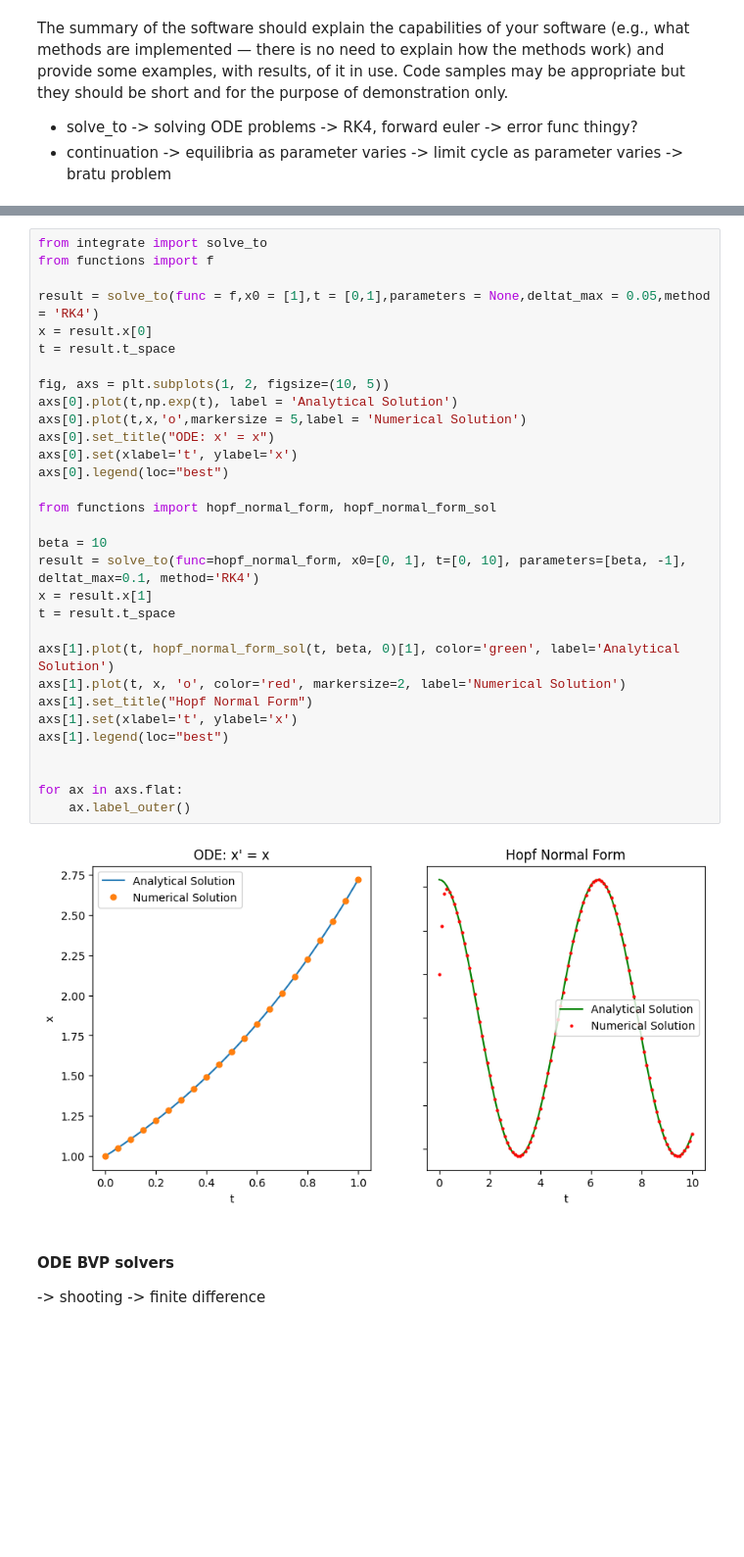
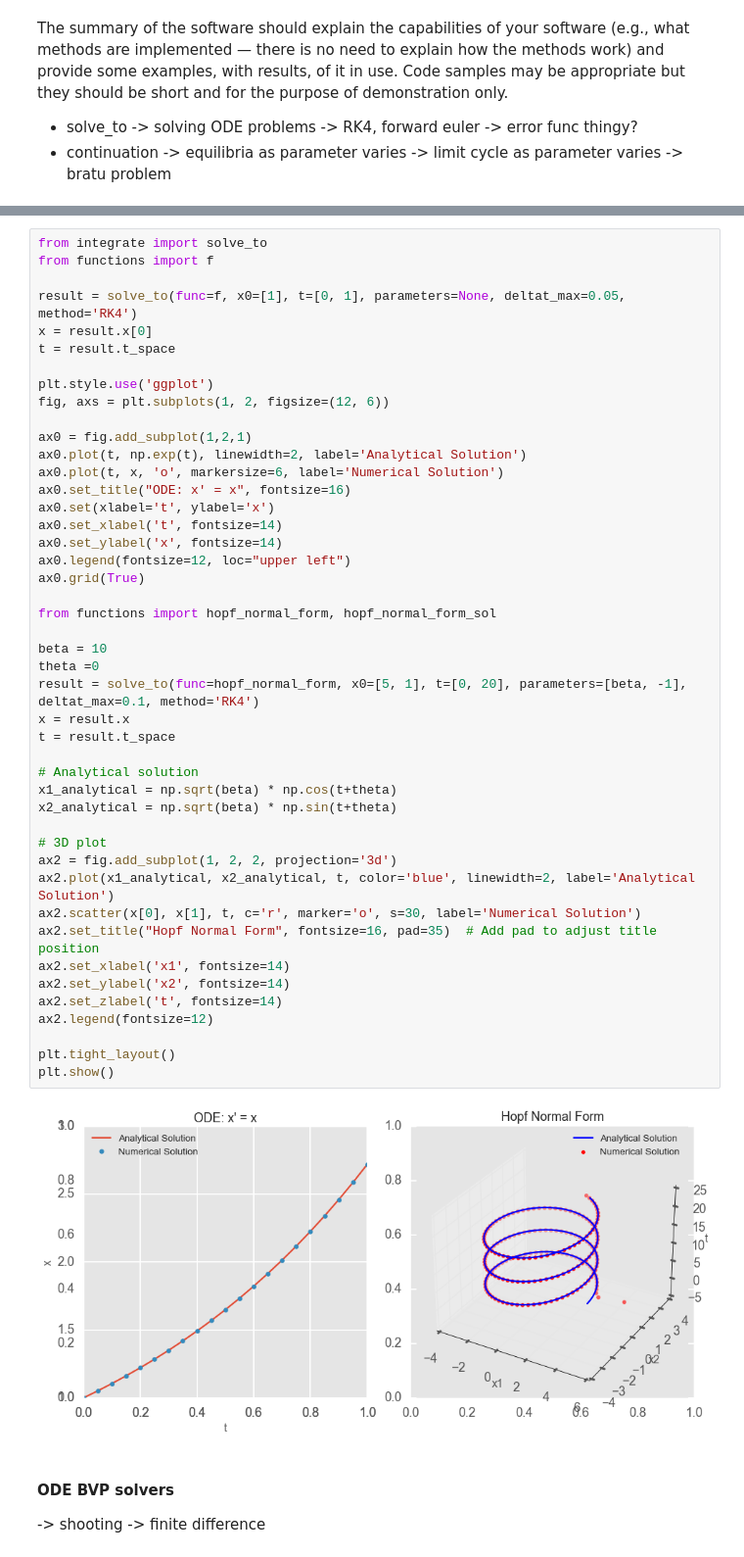
Before and after one commit to MikeJohnson424/emat30008, a Jupyter notebook: report.ipynb, the cells around one changed output, grey strips where cells are left out. Shown: that part at 98% size. Drawn from its saved outputs; the diff is of its cells as text; blank space fills up the shorter version.

```diff
--- a/report.ipynb
+++ b/report.ipynb
@@ -56,36 +77,50 @@ We can perform a simple demonstration for two ODEs as outlined in the table belo
 # %%
 from integrate import solve_to
 from functions import f
 
-result = solve_to(func = f,x0 = [1],t = [0,1],parameters = None,deltat_max = 0.05,method = 'RK4')
+result = solve_to(func=f, x0=[1], t=[0, 1], parameters=None, deltat_max=0.05, method='RK4')
 x = result.x[0]
 t = result.t_space
 
-fig, axs = plt.subplots(1, 2, figsize=(10, 5))
-axs[0].plot(t,np.exp(t), label = 'Analytical Solution')
-axs[0].plot(t,x,'o',markersize = 5,label = 'Numerical Solution')
-axs[0].set_title("ODE: x' = x")
-axs[0].set(xlabel='t', ylabel='x')
-axs[0].legend(loc="best")
+plt.style.use('ggplot')
+fig, axs = plt.subplots(1, 2, figsize=(12, 6))
+
+ax0 = fig.add_subplot(1,2,1)
+ax0.plot(t, np.exp(t), linewidth=2, label='Analytical Solution')
+ax0.plot(t, x, 'o', markersize=6, label='Numerical Solution')
+ax0.set_title("ODE: x' = x", fontsize=16)
+ax0.set(xlabel='t', ylabel='x')
+ax0.set_xlabel('t', fontsize=14)
+ax0.set_ylabel('x', fontsize=14)
+ax0.legend(fontsize=12, loc="upper left")
+ax0.grid(True)
 
 from functions import hopf_normal_form, hopf_normal_form_sol
 
 beta = 10
-result = solve_to(func=hopf_normal_form, x0=[0, 1], t=[0, 10], parameters=[beta, -1], deltat_max=0.1, method='RK4')
-x = result.x[1]
+theta =0
+result = solve_to(func=hopf_normal_form, x0=[5, 1], t=[0, 20], parameters=[beta, -1], deltat_max=0.1, method='RK4')
+x = result.x
 t = result.t_space
 
-axs[1].plot(t, hopf_normal_form_sol(t, beta, 0)[1], color='green', label='Analytical Solution')
-axs[1].plot(t, x, 'o', color='red', markersize=2, label='Numerical Solution')
-axs[1].set_title("Hopf Normal Form")
-axs[1].set(xlabel='t', ylabel='x')
-axs[1].legend(loc="best")
+# Analytical solution
+x1_analytical = np.sqrt(beta) * np.cos(t+theta)
+x2_analytical = np.sqrt(beta) * np.sin(t+theta)
 
+# 3D plot
+ax2 = fig.add_subplot(1, 2, 2, projection='3d')
+ax2.plot(x1_analytical, x2_analytical, t, color='blue', linewidth=2, label='Analytical Solution')
+ax2.scatter(x[0], x[1], t, c='r', marker='o', s=30, label='Numerical Solution')
+ax2.set_title("Hopf Normal Form", fontsize=16, pad=35)  # Add pad to adjust title position
+ax2.set_xlabel('x1', fontsize=14)
+ax2.set_ylabel('x2', fontsize=14)
+ax2.set_zlabel('t', fontsize=14)
+ax2.legend(fontsize=12)
 
-for ax in axs.flat:
-    ax.label_outer()
+plt.tight_layout()
+plt.show()
 # %% [output]
-[figure, old version]
+[figure, new version]
 # %% [markdown]
 #### ODE BVP solvers
 
```
Also changed, not shown: parts of 8 cells of this notebook, 5 other files.
